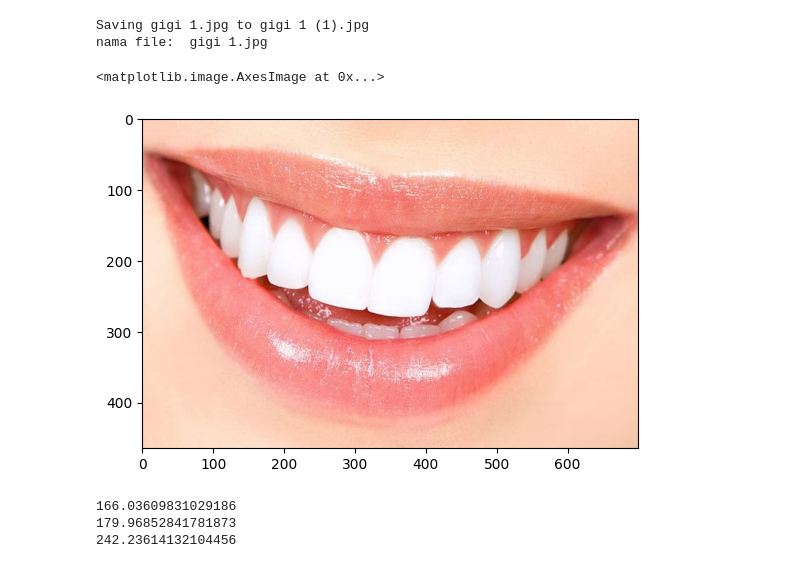
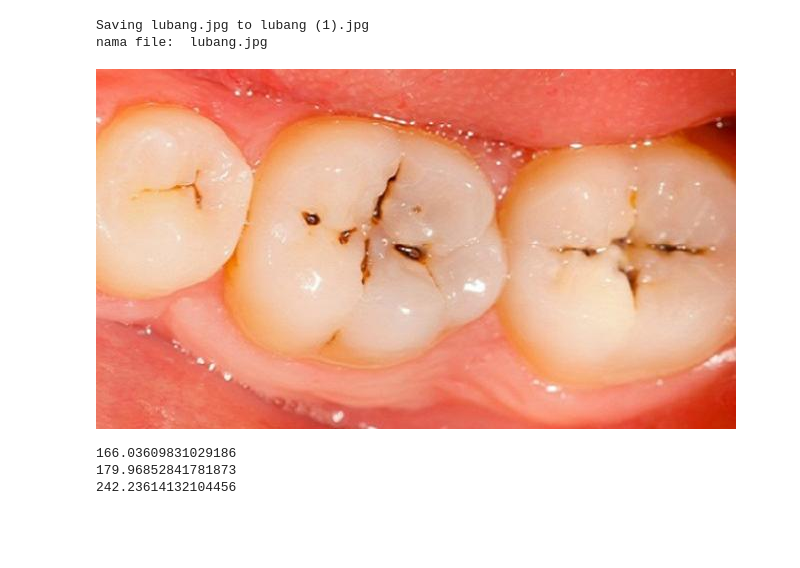
Before and after one commit to DimasAdiP/PCVK_Genap2023, a Jupyter notebook: test.ipynb, the cells around one changed output. Drawn from its saved outputs; the diff is of its cells as text; code cells hidden in the pictures; blank space fills up the shorter version.

```diff
--- a/test.ipynb
+++ b/test.ipynb
@@ -11,15 +11,14 @@ import matplotlib.pyplot as plt
 # %%
 upload_files=files.upload()
 for filename in upload_files.keys():upload_files.keys
 print('nama file: ',filename)
 citra=cv2.imread(filename)
-plt.imshow(image)
+cv2_imshow(citra)
 # %% [output]
 [interactive output not drawn]
-Saving gigi 1.jpg to gigi 1 (1).jpg
-nama file:  gigi 1.jpg
+Saving lubang.jpg to lubang (1).jpg
+nama file:  lubang.jpg
-<matplotlib.image.AxesImage at 0x...>
-[figure, old version]
+[figure, new version]
 # %%
 blue=citra[:,:,0]
 green=citra[:,:,1]
```
Also changed, not shown: parts of 1 cell of this notebook.
